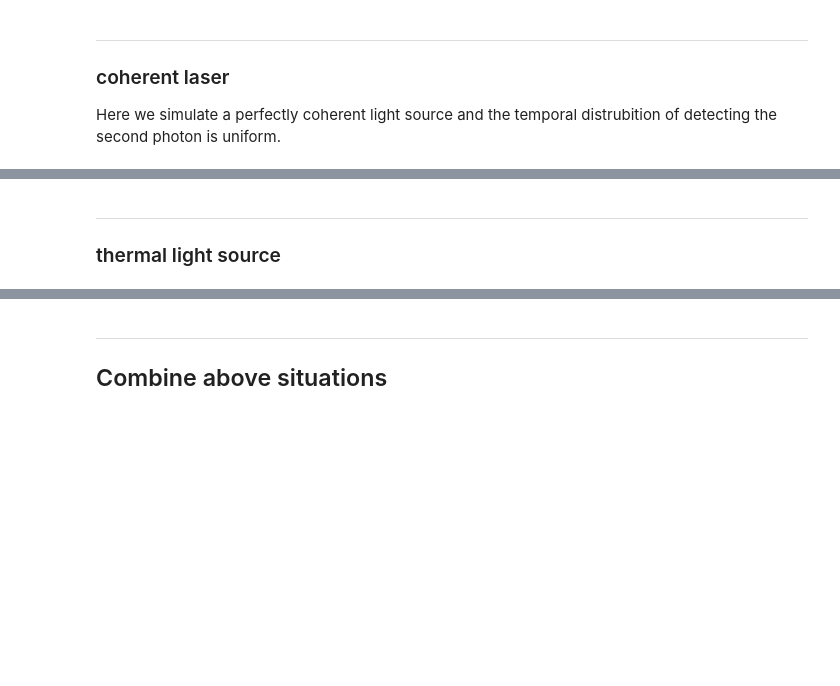
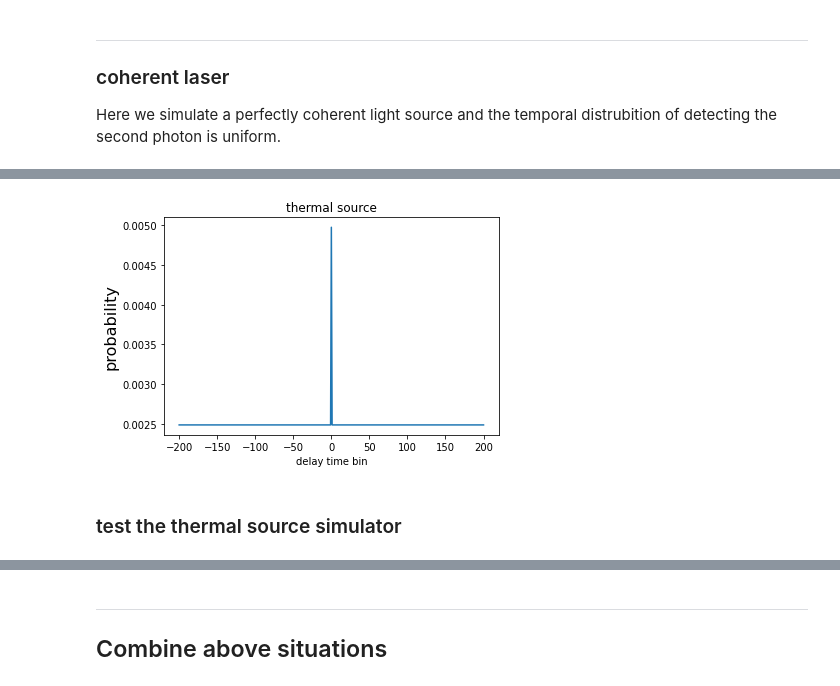
Before and after one commit to ubsuny/g2-coral, a Jupyter notebook: mc_simulation/simu_tfd.ipynb, the cells around one changed output, grey strips where cells are left out. Saved outputs shown, nothing was run; the diff lists cells and outputs as text; code cells hidden in the pictures; blank space fills up the shorter version.

```diff
--- a/mc_simulation/simu_tfd.ipynb
+++ b/mc_simulation/simu_tfd.ipynb
@@ -162,3 +181,23 @@ fig.tight_layout()
+# %%
+# thermal source
+
+ther_dist = tfd.MixtureSameFamily(
+    mixture_distribution =
+    tfd.Categorical(probs=[bin_n.shape[0]/(Nbin+1),2/(Nbin+1), bin_p.shape[0]/(Nbin+1)]),
+    # probability to get the second photon at a time slot
+
+    components_distribution =
+    tfd.Uniform(low=[min(bin_array),0.,1],high=[0,1.,max(bin_array)+1])
+                       )
+
+ther_prob = ther_dist.prob(bin_array+0.2)
+fig, ax = plt.subplots()
+ax.plot(bin_array,ther_prob)
+ax.set_title('thermal source')
+ax.set_xlabel('delay time bin')
+ax.set_ylabel('probability',size=16)
+fig.show()
+# %% [output]
+[figure, added]
 # %% [markdown]
----
-### thermal light source
+### test the thermal source simulator
```
Also changed, not shown: parts of 18 cells of this notebook.
